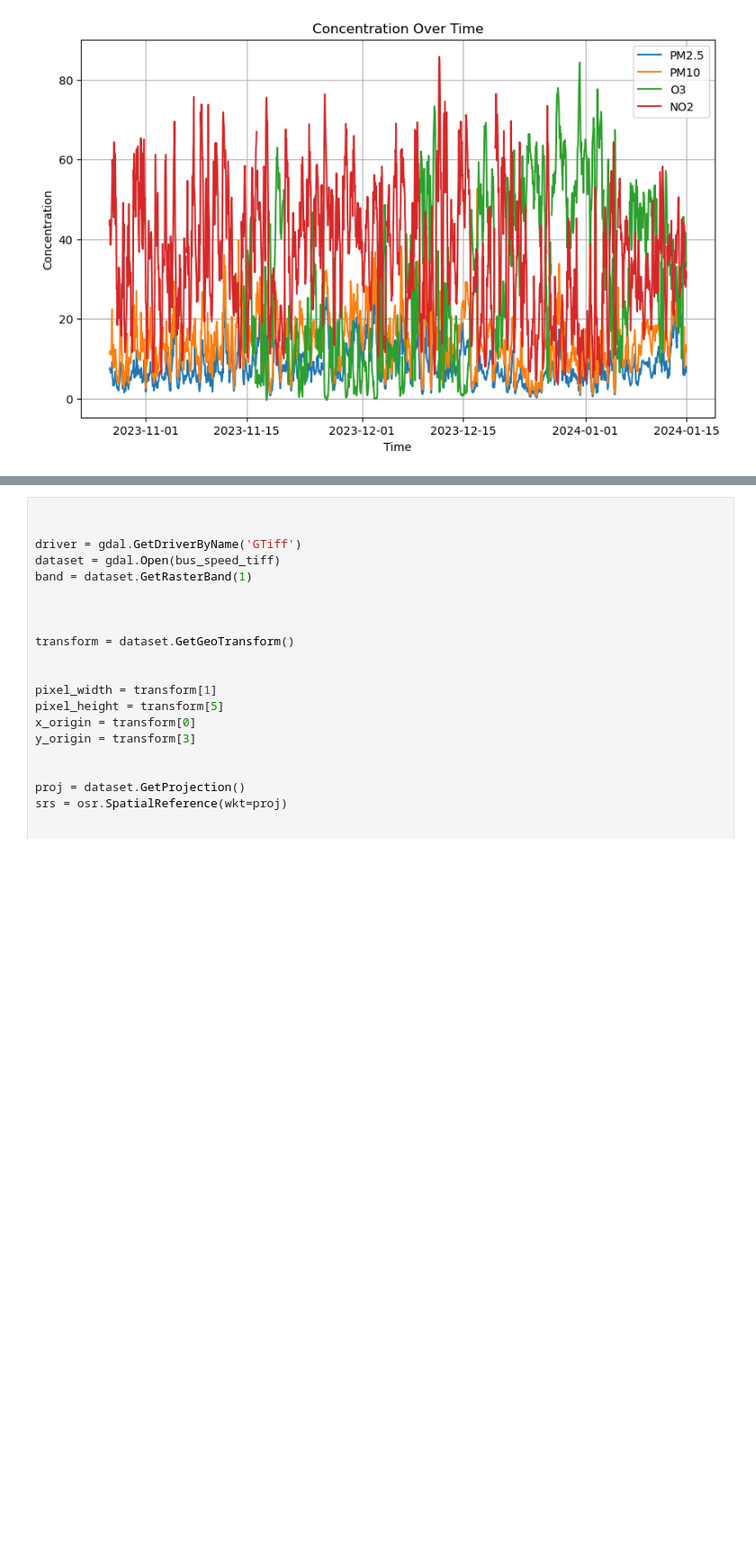
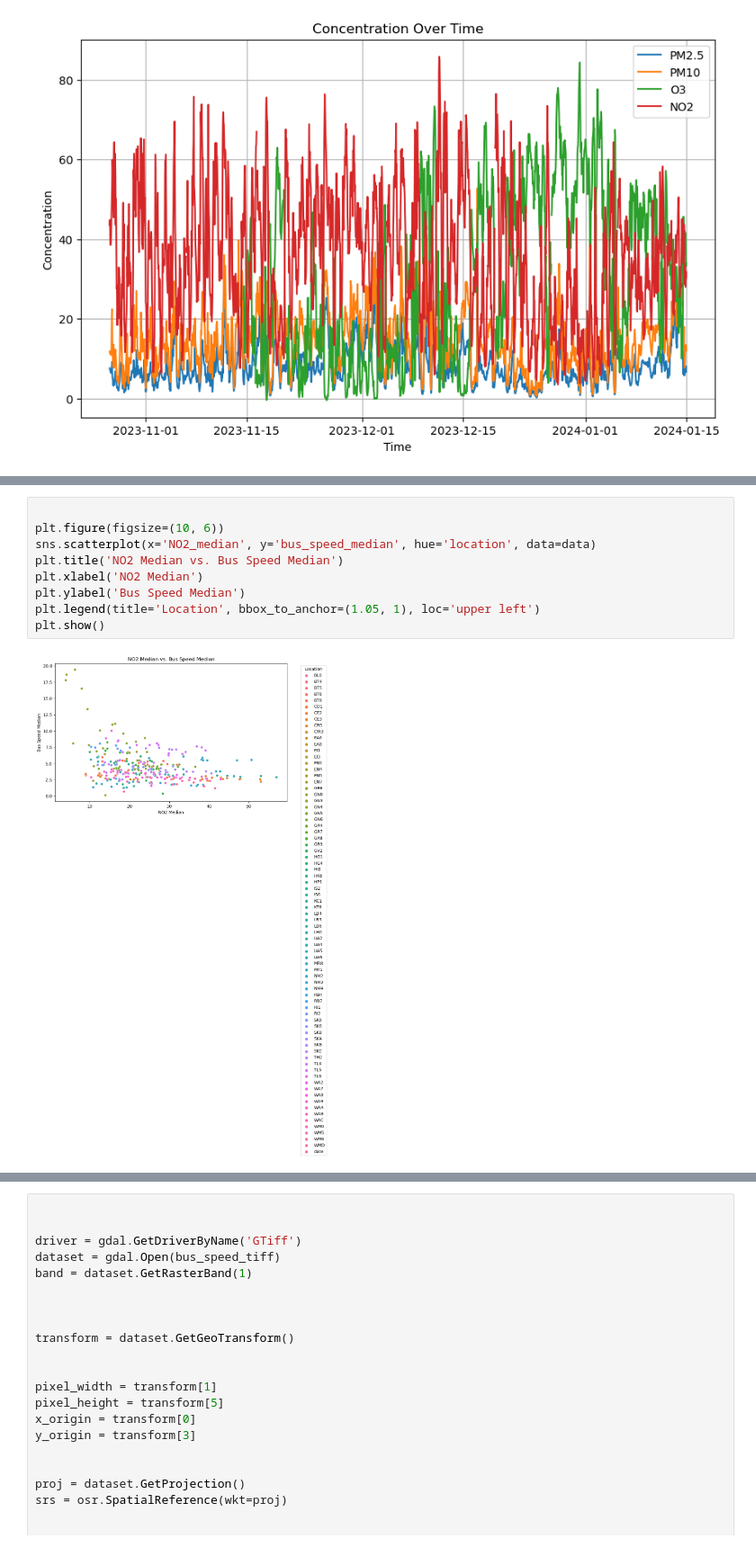
Before and after one commit to yiyansun/CUSP2024, a Jupyter notebook: bus_vis.ipynb, the cells around one changed output, grey strips where cells are left out. Shown at 90% size. Saved outputs shown, nothing was run; the diff lists cells and outputs as text; blank space fills up the shorter version.

```diff
--- a/bus_vis.ipynb
+++ b/bus_vis.ipynb
@@ -256,0 +351,11 @@ plt.show()
+# %%
+
+plt.figure(figsize=(10, 6))
+sns.scatterplot(x='NO2_median', y='bus_speed_median', hue='location', data=data)
+plt.title('NO2 Median vs. Bus Speed Median')
+plt.xlabel('NO2 Median')
+plt.ylabel('Bus Speed Median')
+plt.legend(title='Location', bbox_to_anchor=(1.05, 1), loc='upper left')
+plt.show()
+# %% [output]
+[figure, added]
```
Also changed, not shown: parts of 22 cells of this notebook, 2 other files.
